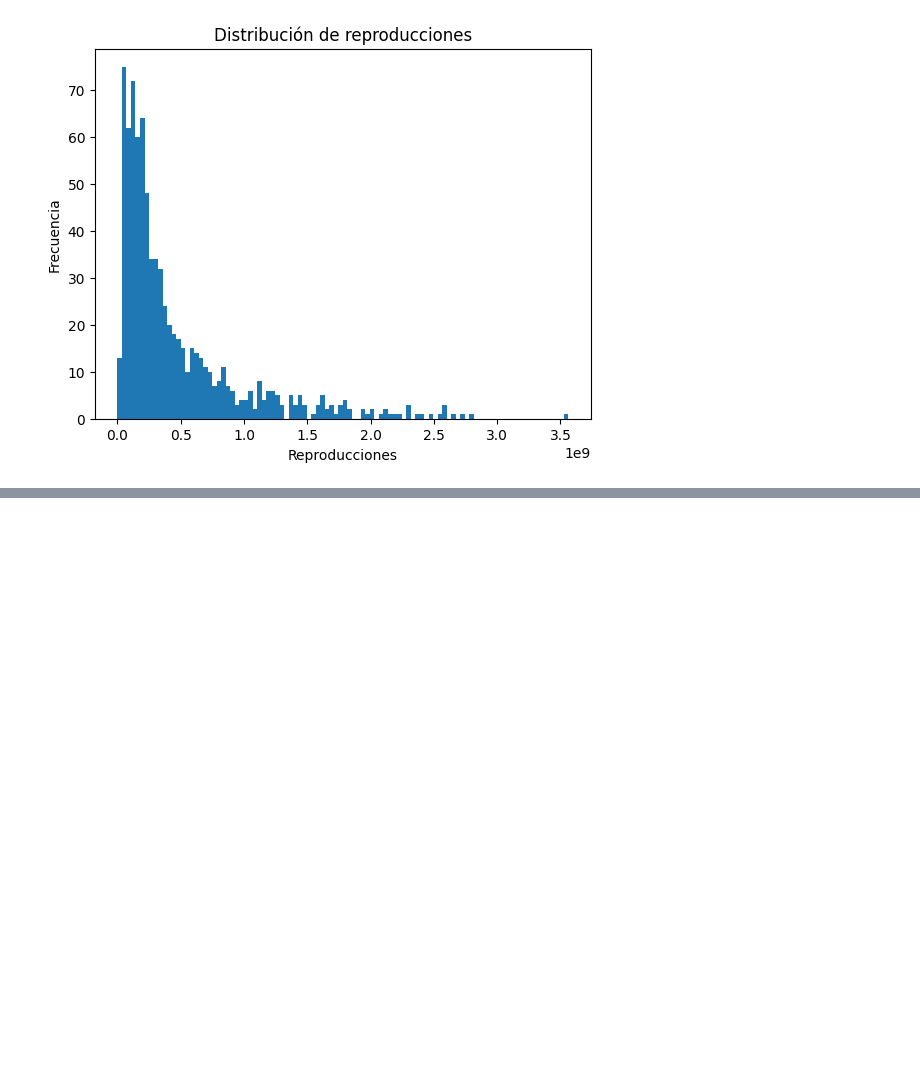
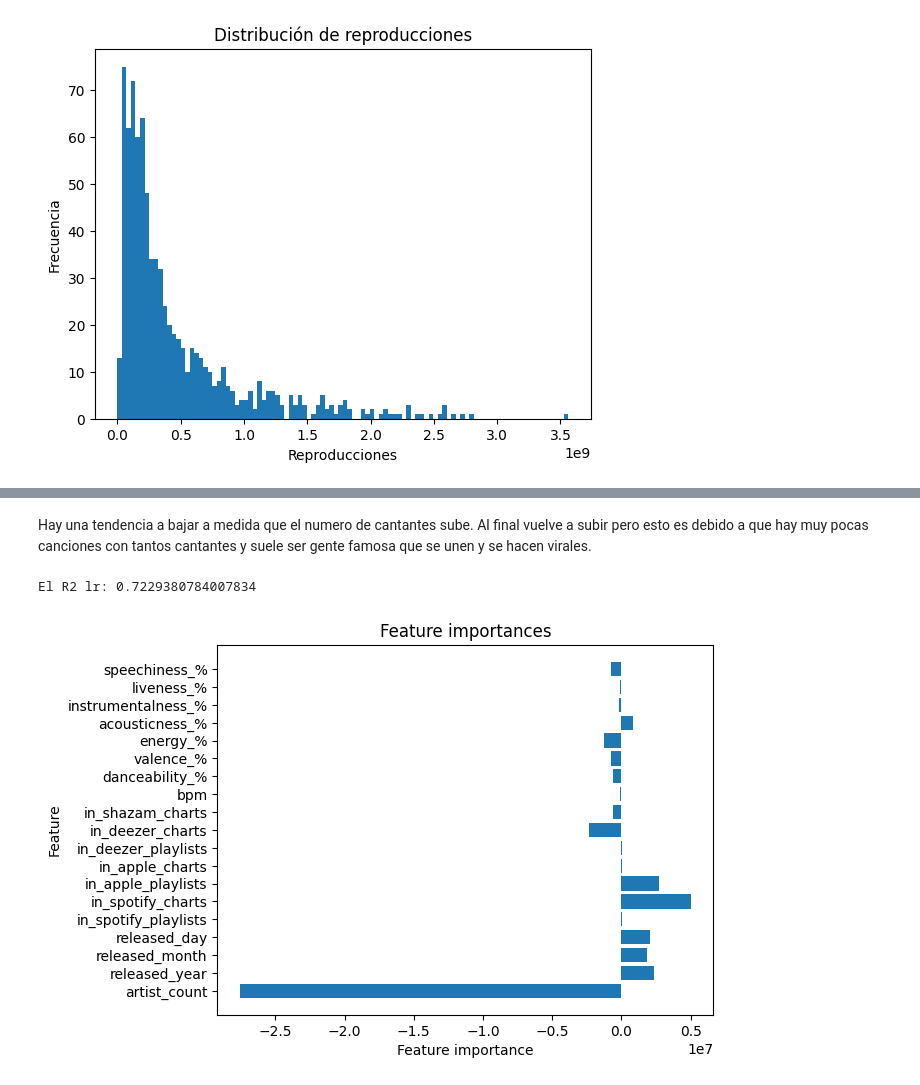
Before and after one commit to Alvaro-Olivie/Proyecto_VD, a Jupyter notebook: Prueba_Intertrimestral/Prueba_intertrimestral_18102023.ipynb, the cells around one changed output, grey strips where cells are left out. Drawn from its saved outputs; the diff is of its cells as text; code cells hidden in the pictures; blank space fills up the shorter version.

```diff
--- a/Prueba_Intertrimestral/Prueba_intertrimestral_18102023.ipynb
+++ b/Prueba_Intertrimestral/Prueba_intertrimestral_18102023.ipynb
@@ -280,0 +345,21 @@ plt.show()
+# %% [markdown]
+Hay una tendencia a bajar a medida que el numero de cantantes sube. Al final vuelve a subir pero esto es debido a que hay muy pocas canciones con tantos cantantes y suele ser gente famosa que se unen y se hacen virales.
+# %%
+target = df['streams']
+features = df.drop(['streams', 'track_name', 'artist(s)_name', 'key', 'mode'], axis=1)
+lr = LinearRegression()
+lr.fit(features, target)
+plr = lr.predict(features)
+r2 = r2_score(target, plr)
+print('El R2 lr:', r2)
+
+
+plt.figure()
+plt.title("Feature importances")
+plt.barh(features.columns, lr.coef_)
+plt.xlabel("Feature importance")
+plt.ylabel("Feature")
+plt.show()
+# %% [output]
+El R2 lr: 0.7229380784007834
+[figure, added]
```
Also changed, not shown: parts of 2 cells of this notebook.
